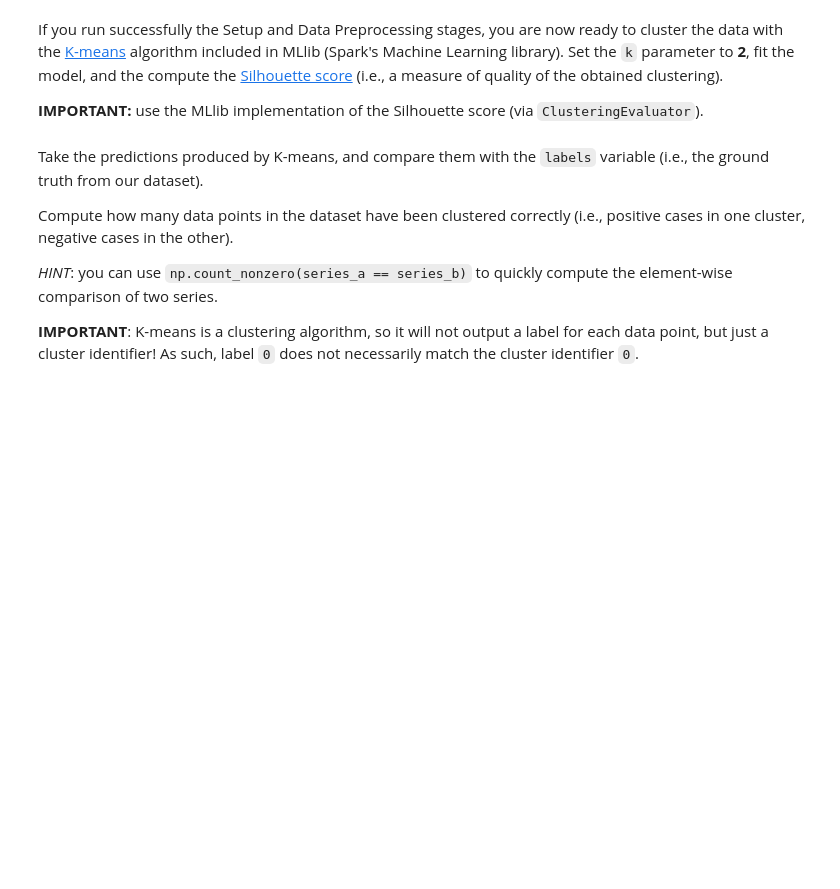
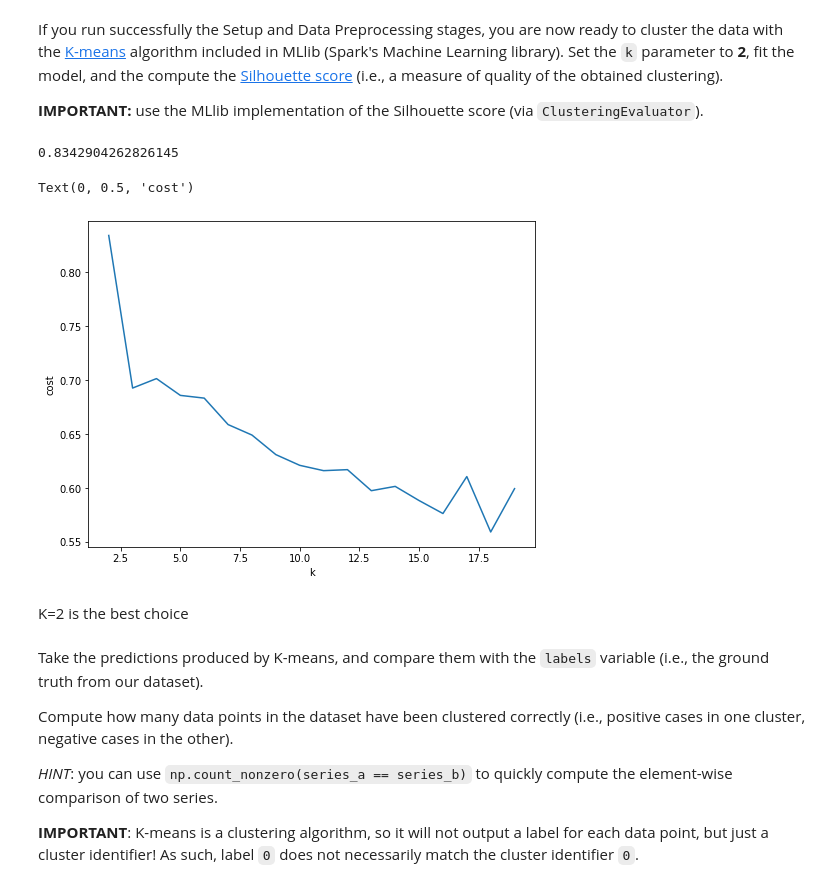
Before and after one commit to lnodin/mining-massive-datasets, a Jupyter notebook: CS246_Colab_3.ipynb, the cells around one changed output. Drawn from its saved outputs; the diff is of its cells as text; code cells hidden in the pictures; blank space fills up the shorter version.

````diff
--- a/CS246_Colab_3.ipynb
+++ b/CS246_Colab_3.ipynb
@@ -92,3 +165,46 @@
+# %%
+# YOUR CODE HERE
+from pyspark.ml.clustering import KMeans
+from pyspark.ml.evaluation import ClusteringEvaluator
+
+k = 2
+
+# Trains a k-means model.
+kmeans = KMeans().setK(k).setSeed(1)
+model = kmeans.fit(features)
+# %%
+# Make predictions
+predictions = model.transform(features)
+
+# Evaluate clustering by computing Silhouette score
+evaluator = ClusteringEvaluator()
+
+silhouette = evaluator.evaluate(predictions)
+
+silhouette
+# %% [output]
+0.8342904262826145
+# %%
+cost = np.zeros(20)
+for k in range(2,20):
+    kmeans = KMeans().setK(k).setSeed(1)
+    model = kmeans.fit(features)
+    # Make predictions
+    predictions = model.transform(features)
+    # Evaluate clustering by computing Silhouette score
+    evaluator = ClusteringEvaluator()
+    silhouette = evaluator.evaluate(predictions)
+    cost[k] = silhouette
+
+fig, ax = plt.subplots(1,1, figsize =(8,6))
+ax.plot(range(2,20),cost[2:20])
+ax.set_xlabel('k')
+ax.set_ylabel('cost')
+# %% [output]
+Text(0, 0.5, 'cost')
+[figure, added]
+# %% [markdown]
+K=2 is the best choice
 # %% [markdown]
 Take the predictions produced by K-means, and compare them with the ```labels``` variable (i.e., the ground truth from our dataset).
 
````
Also changed, not shown: parts of 19 cells of this notebook.
